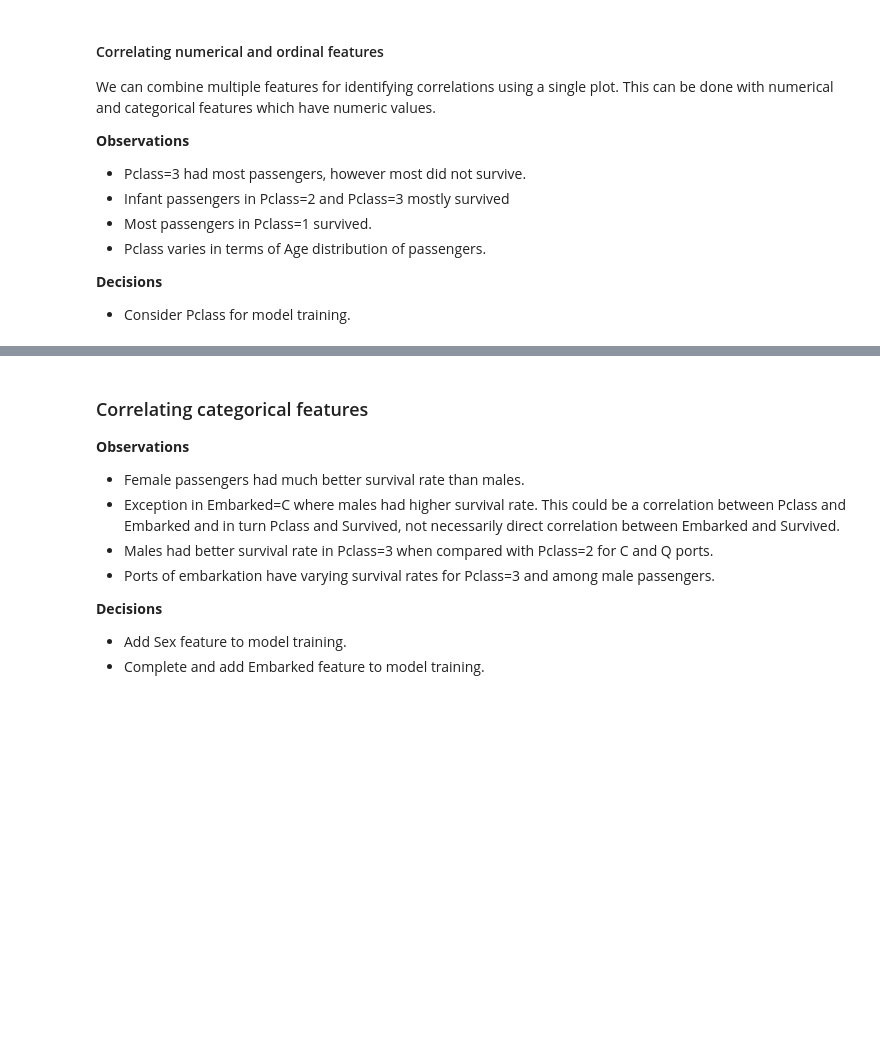
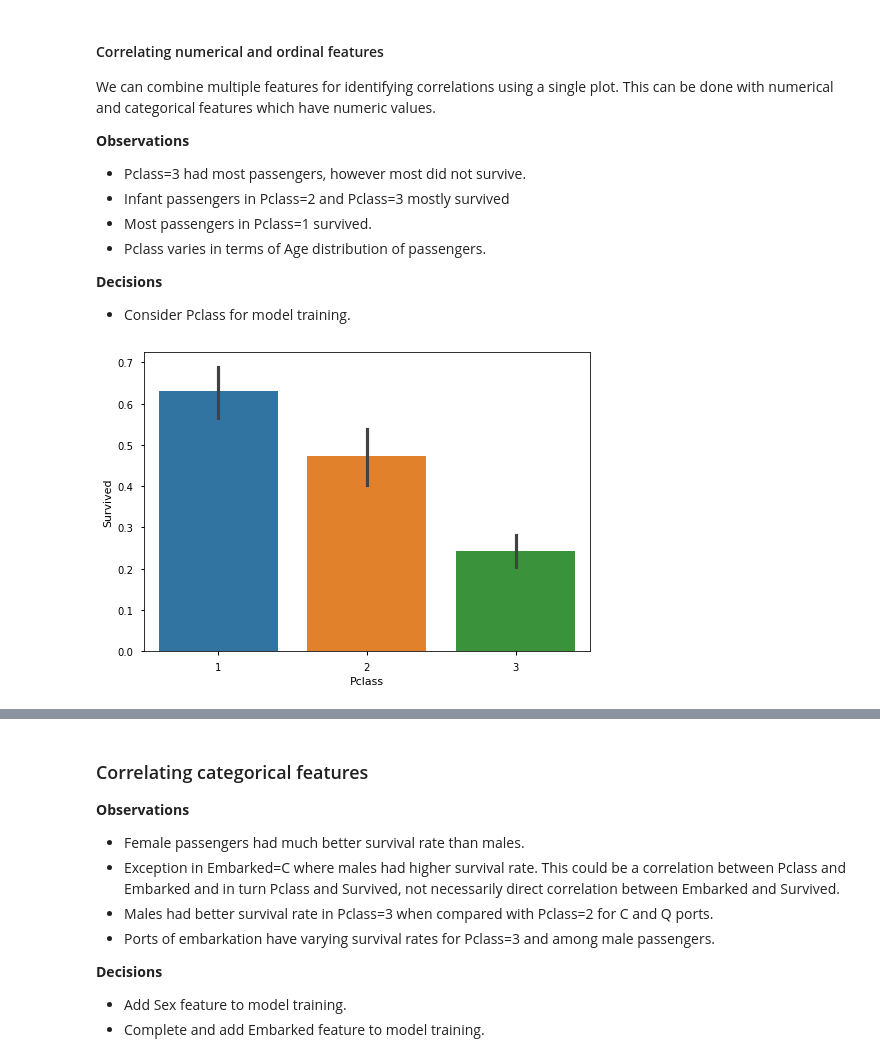
Before and after one commit to matyushkin/competitions, a Jupyter notebook: titanic/titanic.ipynb, the cells around one changed output, grey strips where cells are left out. Cells and saved outputs as stored; diff of their text form; code cells hidden in the pictures; blank space fills up the shorter version.

```diff
--- a/titanic/titanic.ipynb
+++ b/titanic/titanic.ipynb
@@ -266,6 +288,10 @@ We can combine multiple features for identifying correlations using a single plo
 
 **Decisions**
 - Consider Pclass for model training.
+# %%
+sns.barplot(x='Pclass', y='Survived', data=train_data);
+# %% [output]
+[figure, added]
 # %%
 grid = sns.FacetGrid(train_df, col='Survived', row='Pclass', height=2.2, aspect=1.6)
 grid.map(plt.hist, 'Age', alpha=.5, bins=20)
```
Also changed, not shown: parts of 21 cells of this notebook, 4 other files.
